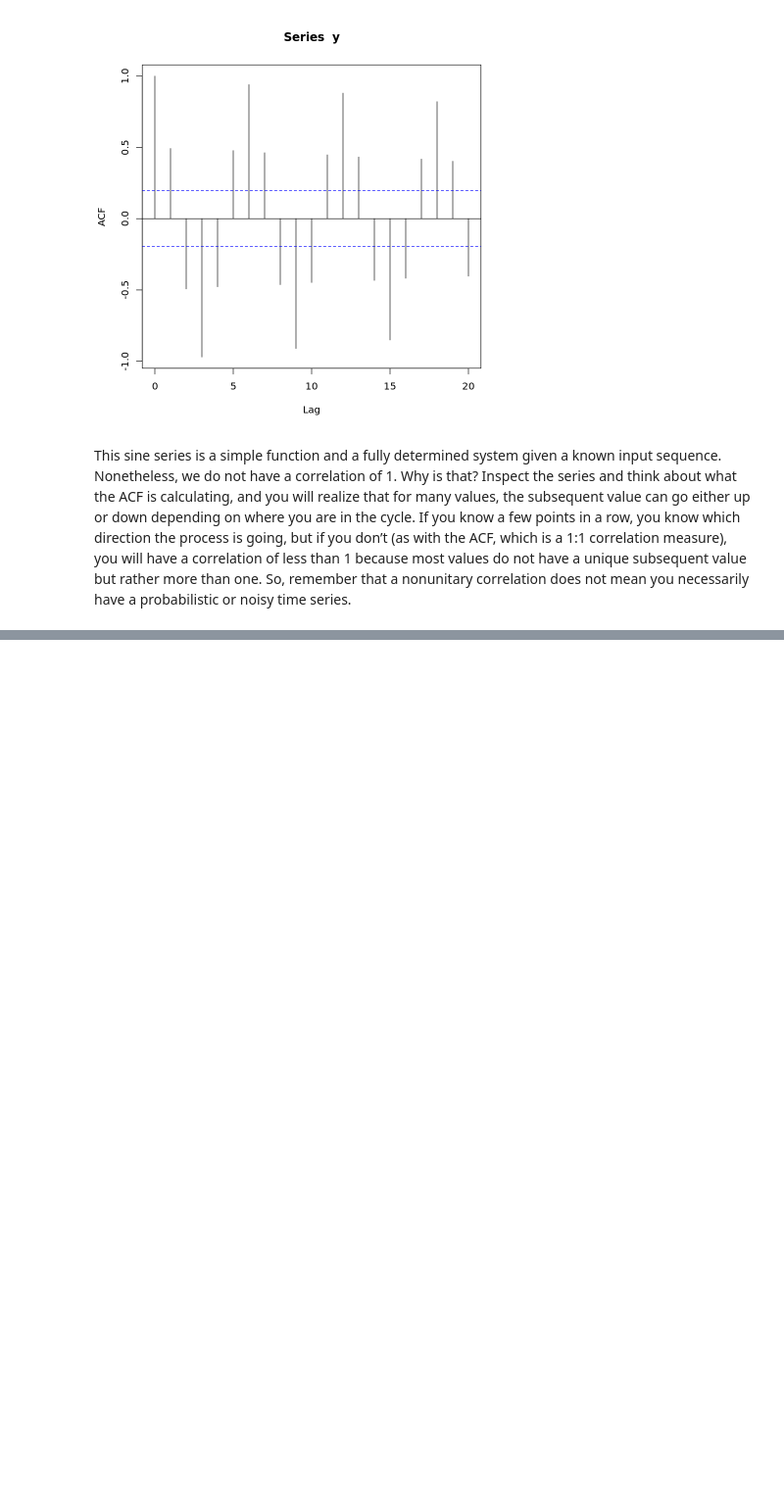
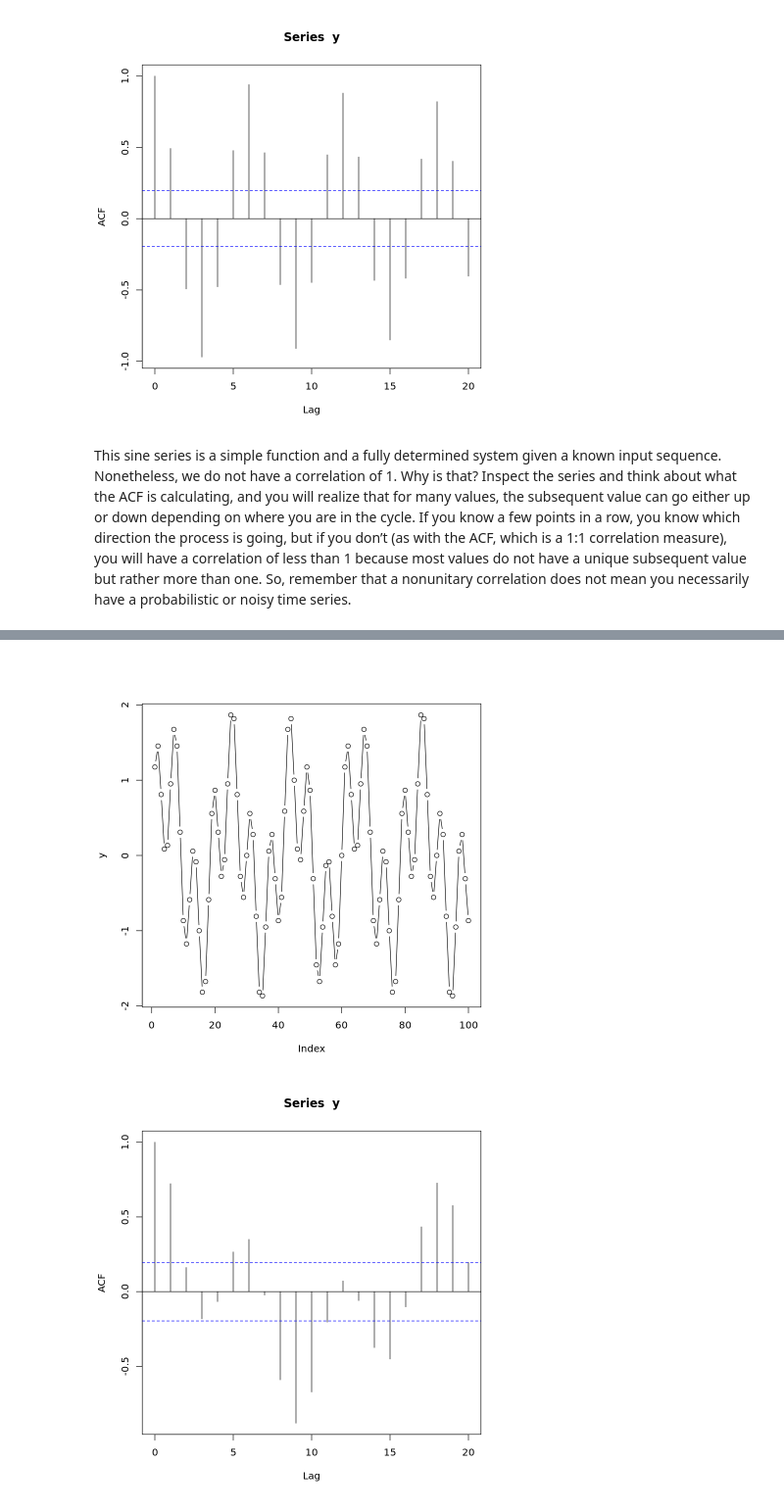
Before and after one commit to cmarsa/ptsa, a Jupyter notebook: chapter_03/self_correlation_r.ipynb, the cells around one changed output, grey strips where cells are left out. Shown at 98% size. Drawn from its saved outputs; the diff is of its cells as text; code cells hidden in the pictures; blank space fills up the shorter version.

```diff
--- a/chapter_03/self_correlation_r.ipynb
+++ b/chapter_03/self_correlation_r.ipynb
@@ -51,0 +134,10 @@ correlation does not mean you necessarily have a probabilistic or noisy time ser
+# %%
+# We combine the two series by summing and create
+# the same plots for the summed series
+y <- y1 + y2
+plot(y, type = 'b')
+acf(y)
+pacf(y)
+# %% [output]
+[figure, added]
+[figure, added]
```
Also changed, not shown: parts of 27 cells of this notebook.
